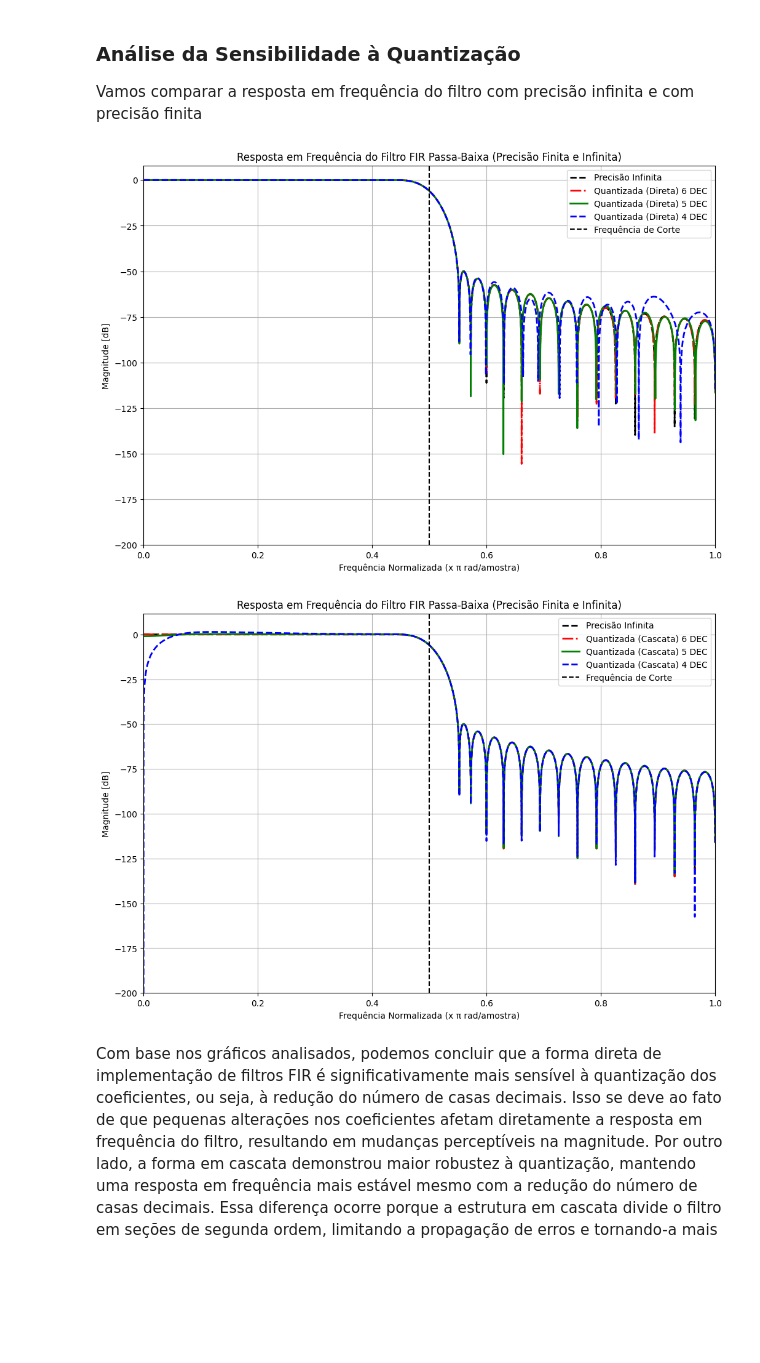
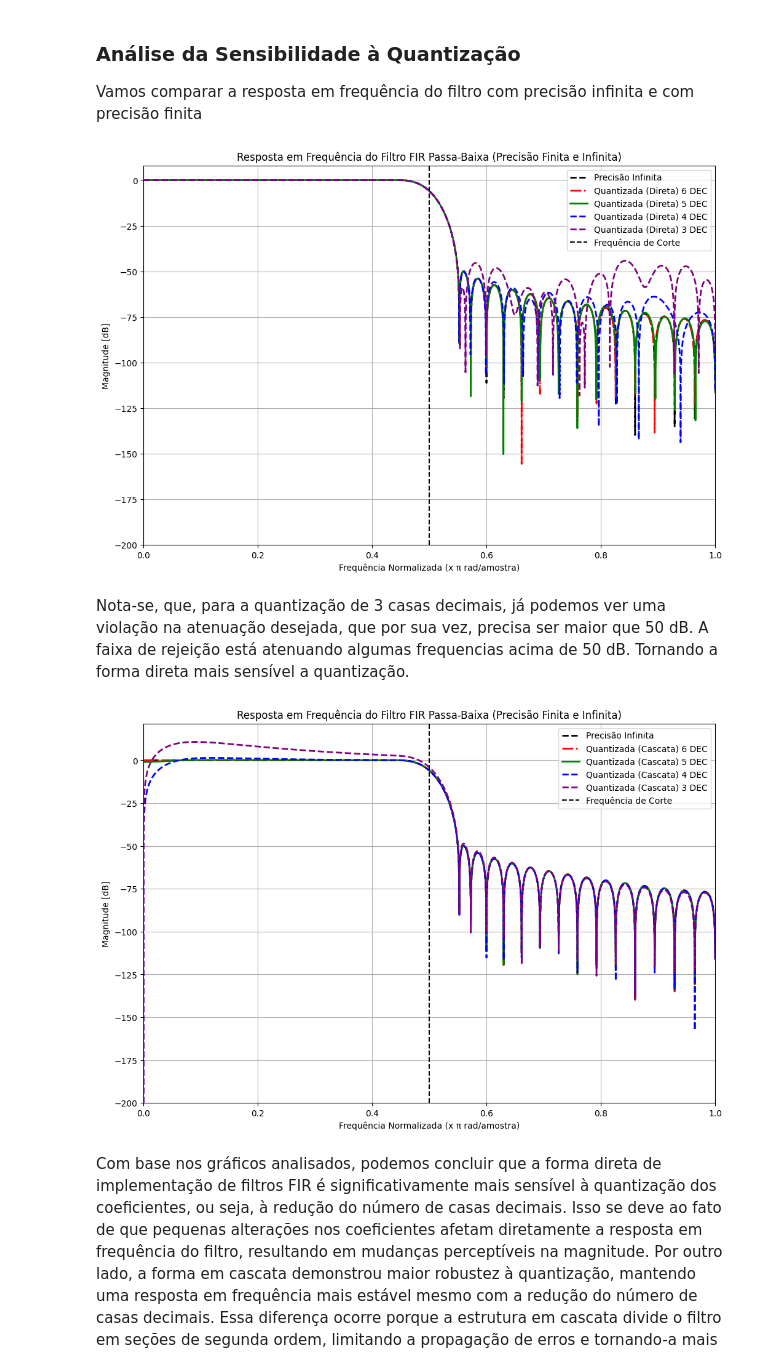
Before and after one commit to JoseRaimundo27/FiltroFIR, a Jupyter notebook: FiltroFir_Alternativo.ipynb, the cells around one changed output. Cells and saved outputs as stored; diff of their text form; code cells hidden in the pictures; blank space fills up the shorter version.

```diff
--- a/FiltroFir_Alternativo.ipynb
+++ b/FiltroFir_Alternativo.ipynb
@@ -160,14 +160,17 @@ Vamos comparar a resposta em frequência do filtro com precisão infinita e com
 frequencias_q_inf, resposta_direta_inf = signal.freqz(h_fir, worN=8000)
 
 # Quantização dos coeficientes (Forma Direta)
+h_fir_quantizados_3dec = np.round(h_fir, decimals=3)
 h_fir_quantizados_4dec = np.round(h_fir, decimals=4)
 h_fir_quantizados_5dec = np.round(h_fir, decimals=5)
 h_fir_quantizados_6dec = np.round(h_fir, decimals=6)
 
 
 # Resposta em frequência para a forma direta quantizada
+
+frequencias_q_3dec, resposta_direta_quantizada_3dec = signal.freqz(h_fir_quantizados_3dec, worN=8000)
+frequencias_q_4dec, resposta_direta_quantizada_4dec = signal.freqz(h_fir_quantizados_4dec, worN=8000)
 frequencias_q_5dec, resposta_direta_quantizada_5dec = signal.freqz(h_fir_quantizados_5dec, worN=8000)
-frequencias_q_4dec, resposta_direta_quantizada_4dec = signal.freqz(h_fir_quantizados_4dec, worN=8000)
 frequencias_q_6dec, resposta_direta_quantizada_6dec = signal.freqz(h_fir_quantizados_6dec, worN=8000)
 
 
@@ -190,6 +193,10 @@ plt.plot(
     frequencias_q_4dec / np.pi, 20 * np.log10(np.maximum(np.abs(resposta_direta_quantizada_4dec), 1e-10)),
     label='Quantizada (Direta) 4 DEC', color='blue', linestyle='--', linewidth=2
 )
+plt.plot(
+    frequencias_q_3dec / np.pi, 20 * np.log10(np.maximum(np.abs(resposta_direta_quantizada_3dec), 1e-10)),
+    label='Quantizada (Direta) 3 DEC', color='purple', linestyle='--', linewidth=2
+)
 
 plt.title('Resposta em Frequência do Filtro FIR Passa-Baixa (Precisão Finita e Infinita)')
 plt.xlabel('Frequência Normalizada (x π rad/amostra)')
@@ -201,7 +208,9 @@ plt.xlim(left=0.0, right=1.0)  # Ajuste do eixo X
 plt.ylim(bottom=-200)  # Ajuste do eixo Y
 plt.show()
 # %% [output]
-[figure, old version]
+[figure, new version]
+# %% [markdown]
+Nota-se, que, para a quantização de 3 casas decimais, já podemos ver uma violação na atenuação desejada, que por sua vez, precisa ser maior que 50 dB. A faixa de rejeição está atenuando algumas frequencias acima de 50 dB. Tornando a forma direta mais sensível a quantização.
 # %%
 # Calcular a resposta em frequência para a precisão infinita (sem quantização) na forma cascata
 frequencias_q_sos_inf, resposta_cascata_inf = signal.sosfreqz(sos, worN=8000)
@@ -210,44 +219,50 @@ frequencias_q_sos_inf, resposta_cascata_inf = signal.sosfreqz(sos, worN=8000)
 sos_quantizado_6dec = np.round(sos_cascata_original, decimals=6)
 sos_quantizado_5dec = np.round(sos_cascata_original, decimals=5)
 sos_quantizado_4dec = np.round(sos_cascata_original, decimals=4)
+sos_quantizado_3dec = np.round(sos_cascata_original, decimals=3)
 
 # Calcular a resposta em frequência para os filtros quantizados
 frequencias_q_sos_6dec, resposta_cascata_quantizada_6dec = signal.sosfreqz(sos_quantizado_6dec, worN=8000)
 frequencias_q_sos_5dec, resposta_cascata_quantizada_5dec = signal.sosfreqz(sos_quantizado_5dec, worN=8000)
 frequencias_q_sos_4dec, resposta_cascata_quantizada_4dec = signal.sosfreqz(sos_quantizado_4dec, worN=8000)
+frequencias_q_sos_3dec, resposta_cascata_quantizada_3dec = signal.sosfreqz(sos_quantizado_3dec, worN=8000)
 
 
 # **Plot das respostas em frequência (Respostas em Cascata - Precisão Finita + Precisão Infinita)**
 plt.figure(figsize=(12, 8))
 
 plt.plot(
     frequencias_q_sos_inf / np.pi, 20 * np.log10(np.maximum(np.abs(resposta_cascata_inf), 1e-10)),
     label='Precisão Infinita', color='black', linestyle='--', linewidth=2
 )
 plt.plot(
     frequencias_q_sos_6dec / np.pi, 20 * np.log10(np.maximum(np.abs(resposta_cascata_quantizada_6dec), 1e-10)),
     label='Quantizada (Cascata) 6 DEC', color='red', linestyle='-.', linewidth=2
 )
 plt.plot(
     frequencias_q_sos_5dec / np.pi, 20 * np.log10(np.maximum(np.abs(resposta_cascata_quantizada_5dec), 1e-10)),
     label='Quantizada (Cascata) 5 DEC', color='green', linestyle='-', linewidth=2
 )
 plt.plot(
     frequencias_q_sos_4dec / np.pi, 20 * np.log10(np.maximum(np.abs(resposta_cascata_quantizada_4dec), 1e-10)),
     label='Quantizada (Cascata) 4 DEC', color='blue', linestyle='--', linewidth=2
 )
+plt.plot(
+    frequencias_q_sos_3dec / np.pi, 20 * np.log10(np.maximum(np.abs(resposta_cascata_quantizada_3dec), 1e-10)),
+    label='Quantizada (Cascata) 3 DEC', color='purple', linestyle='--', linewidth=2
+)
 
 plt.title('Resposta em Frequência do Filtro FIR Passa-Baixa (Precisão Finita e Infinita)')
 plt.xlabel('Frequência Normalizada (x π rad/amostra)')
 plt.ylabel('Magnitude [dB]')
 plt.grid(True)
 plt.axvline(frequencia_corte / np.pi, color='black', linestyle='--', label='Frequência de Corte')
 plt.legend()
 plt.xlim(left=0.0, right=1.0)  # Garante que a frequência normalizada comece exatamente em 0.0
 plt.ylim(bottom=-200)  # Ajuste do eixo Y para melhor visualização
 plt.show()
 # %% [output]
-[figure, old version]
+[figure, new version]
 # %% [markdown]
 Com base nos gráficos analisados, podemos concluir que a forma direta de implementação de filtros FIR é significativamente mais sensível à quantização dos coeficientes, ou seja, à redução do número de casas decimais. Isso se deve ao fato de que pequenas alterações nos coeficientes afetam diretamente a resposta em frequência do filtro, resultando em mudanças perceptíveis na magnitude. Por outro lado, a forma em cascata demonstrou maior robustez à quantização, mantendo uma resposta em frequência mais estável mesmo com a redução do número de casas decimais. Essa diferença ocorre porque a estrutura em cascata divide o filtro em seções de segunda ordem, limitando a propagação de erros e tornando-a mais adequada para implementações em sistemas com precisão finita. Portanto, a forma em cascata é preferível em aplicações práticas onde a quantização dos coeficientes é inevitável.
 # %%
```
Also changed, not shown: parts of 1 cell of this notebook.
